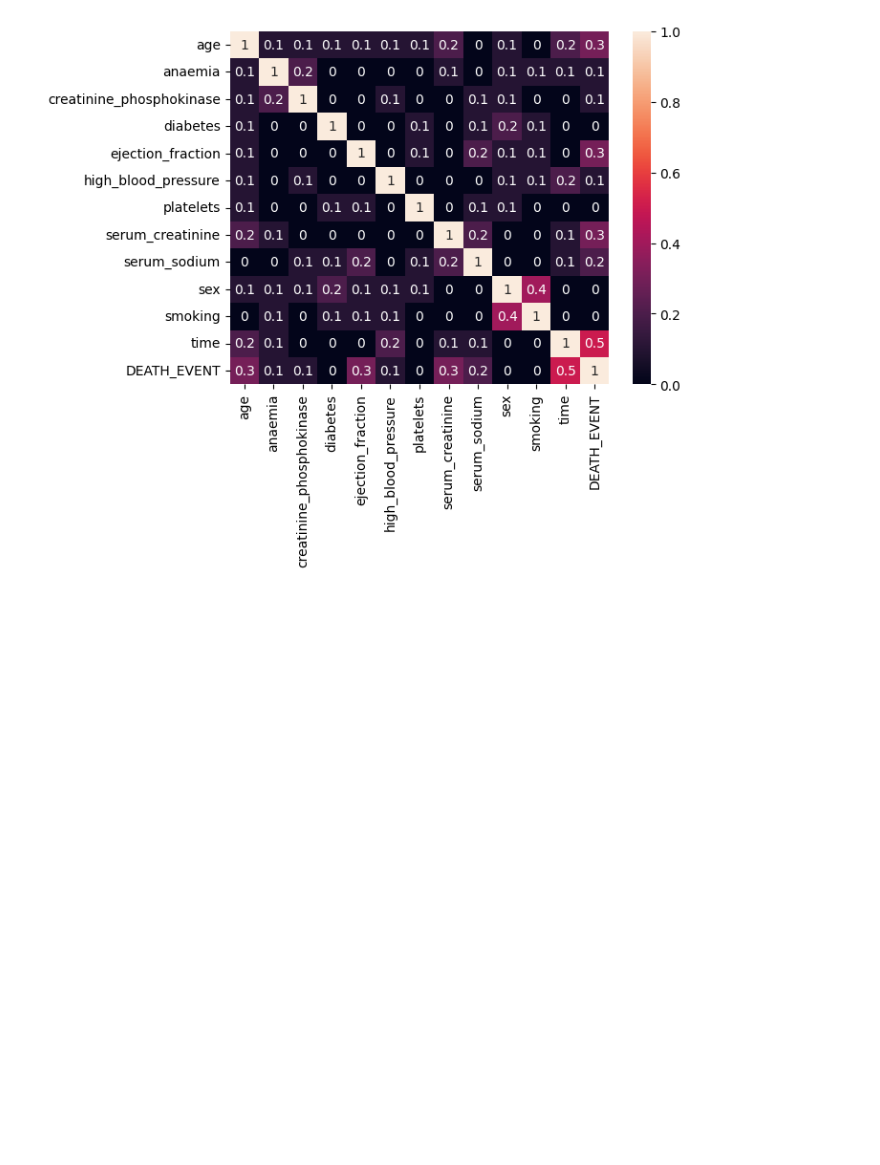
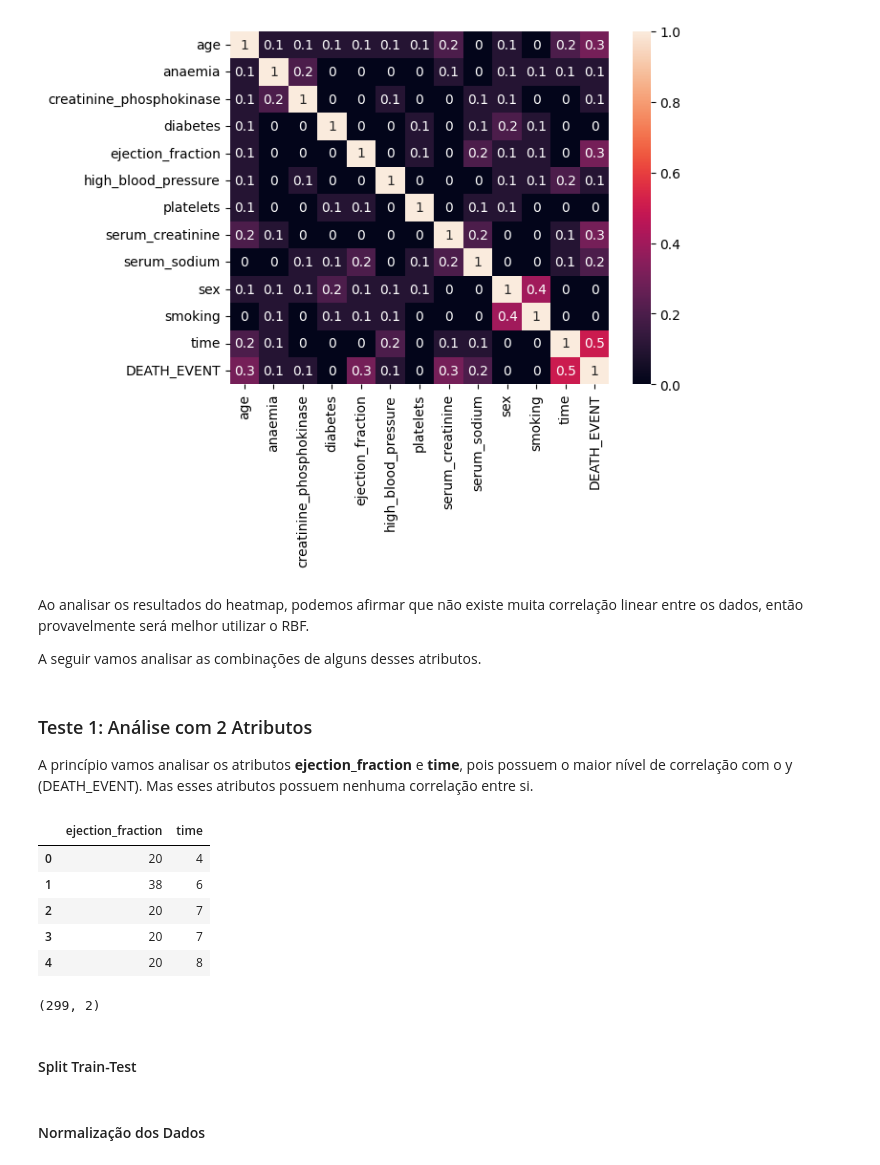
Before and after one commit to JoaoGabrielTN/Pratica-SVM, a Jupyter notebook: Data_Analysis.ipynb, the cells around one changed output. Drawn from its saved outputs; the diff is of its cells as text; code cells hidden in the pictures; blank space fills up the shorter version.

```diff
--- a/Data_Analysis.ipynb
+++ b/Data_Analysis.ipynb
@@ -180,3 +181,31 @@ sns.heatmap(df.corr().abs().round(1), annot=True)
 # %% [output]
 <Axes: >
 [figure]
+# %% [markdown]
+Ao analisar os resultados do heatmap, podemos afirmar que não existe muita correlação linear entre os dados, então provavelmente será melhor utilizar o RBF.
+
+A seguir vamos analisar as combinações de alguns desses atributos.
+# %% [markdown]
+### Teste 1: Análise com 2 Atributos
+
+A princípio vamos analisar os atributos **ejection_fraction** e **time**, pois possuem o maior nível de correlação com o y (DEATH_EVENT). Mas esses atributos possuem nenhuma correlação entre si.
+# %%
+# Separar os atributos
+
+X2 = X[['ejection_fraction', "time"]]
+X2.head()
+# %% [output]
+|  | ejection_fraction | time |
+| 0 | 20 | 4 |
+| 1 | 38 | 6 |
+| 2 | 20 | 7 |
+| 3 | 20 | 7 |
+| 4 | 20 | 8 |
+# %%
+# Confirmando a quantidade
+
+X2.shape
+# %% [output]
+(299, 2)
+# %% [markdown]
+#### Split Train-Test
@@ -182,0 +218,2 @@ sns.heatmap(df.corr().abs().round(1), annot=True)
+# %% [markdown]
+#### Normalização dos Dados
```
Also changed, not shown: parts of 8 cells of this notebook.
